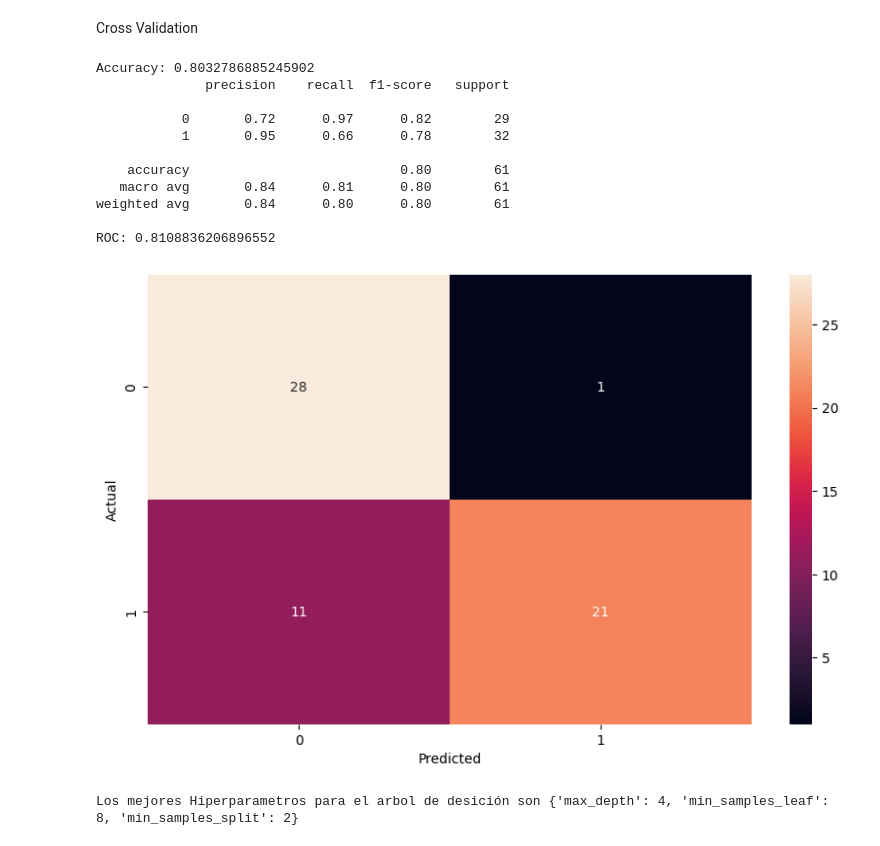
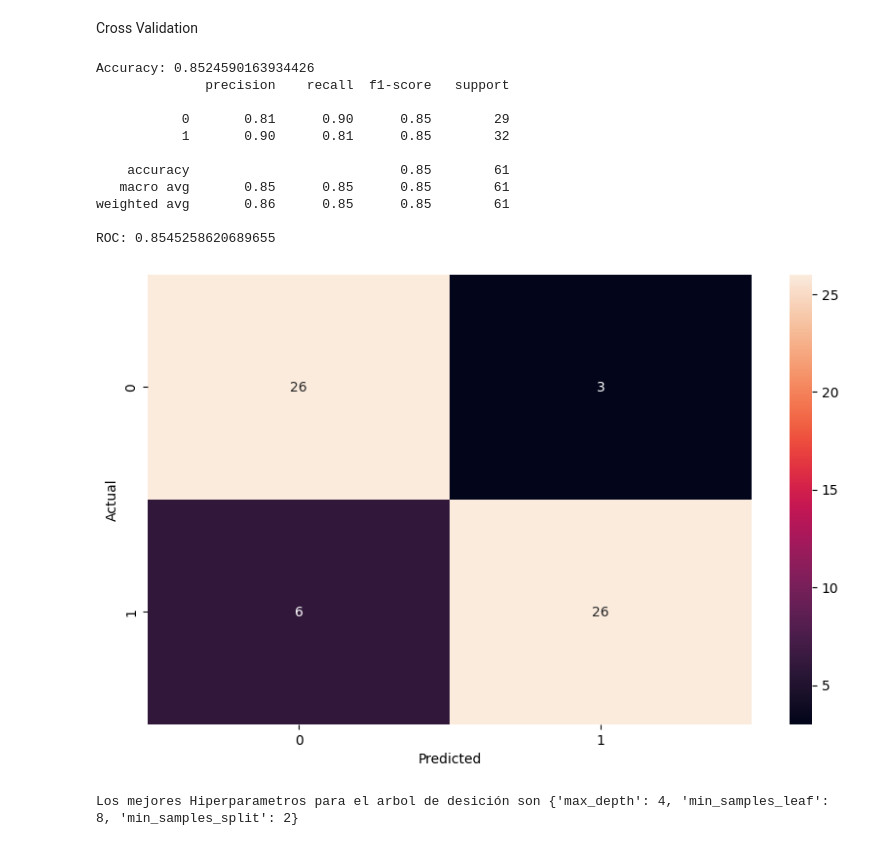
Before and after one commit to gabofrid/trabajos-chona---2024, a Jupyter notebook: trabajo 1/Fridman_Michanie,_Schvartzberg_CEF.ipynb, the cells around one changed output. Cells and saved outputs as stored; diff of their text form; code cells hidden in the pictures.

```diff
--- a/trabajo 1/Fridman_Michanie,_Schvartzberg_CEF.ipynb
+++ b/trabajo 1/Fridman_Michanie,_Schvartzberg_CEF.ipynb
@@ -470,39 +381,39 @@ from sklearn.metrics import accuracy_score, confusion_matrix, classification_rep
 # %% [markdown]
 Cross Validation
 # %%
-dt_model = DecisionTreeClassifier( max_depth=4 , min_samples_split= 2 , min_samples_leaf= 6)
+dt_model = DecisionTreeClassifier( max_depth=4 , min_samples_split= 8, min_samples_leaf= 2)
 dt_model.fit(X_train, y_train)
 seed = 42
 y_pred = dt_model.predict(X_test)
 
 maxDepth = dt_model.get_depth()
 minLeaf = dt_model.get_n_leaves()
 
 accuracy = accuracy_score(y_test, y_pred)
 cm = confusion_matrix(y_test, y_pred)
 
 print("Accuracy:", accuracy)
 
 fig, ax = plt.subplots(figsize=(10, 6))
 sns.heatmap(cm, annot=True, ax=ax)
 _ = plt.xlabel("Predicted")
 _ = plt.ylabel("Actual")
 
 print(classification_report(y_test, y_pred))
 print("ROC:", roc_auc_score(y_test , y_pred))
 # %% [output]
-Accuracy: 0.8032786885245902
+Accuracy: 0.8524590163934426
               precision    recall  f1-score   support
 
-           0       0.72      0.97      0.82        29
-           1       0.95      0.66      0.78        32
+           0       0.81      0.90      0.85        29
+           1       0.90      0.81      0.85        32
 
-    accuracy                           0.80        61
-   macro avg       0.84      0.81      0.80        61
-weighted avg       0.84      0.80      0.80        61
+    accuracy                           0.85        61
+   macro avg       0.85      0.85      0.85        61
+weighted avg       0.86      0.85      0.85        61
 
-ROC: 0.8108836206896552
+ROC: 0.8545258620689655
-[figure, old version]
+[figure, new version]
 # %%
 from sklearn.model_selection import GridSearchCV   # Buscamos mejores hiperparametros
 Hiperparametros = {
```
Also changed, not shown: parts of 11 cells of this notebook.
